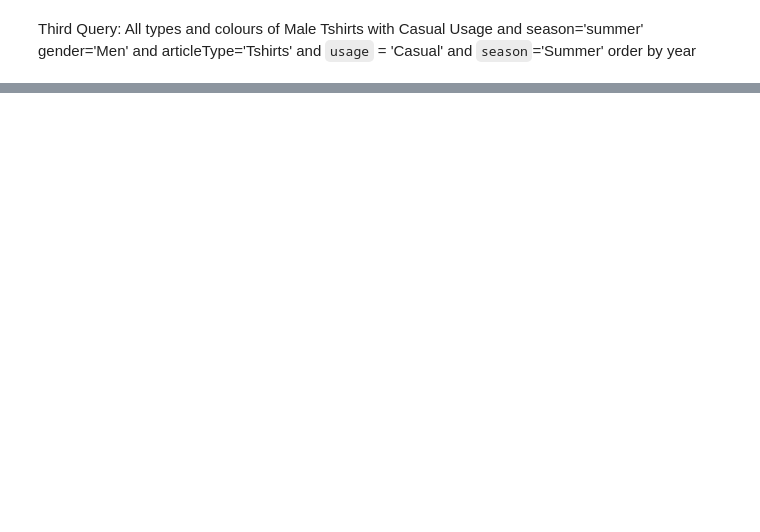
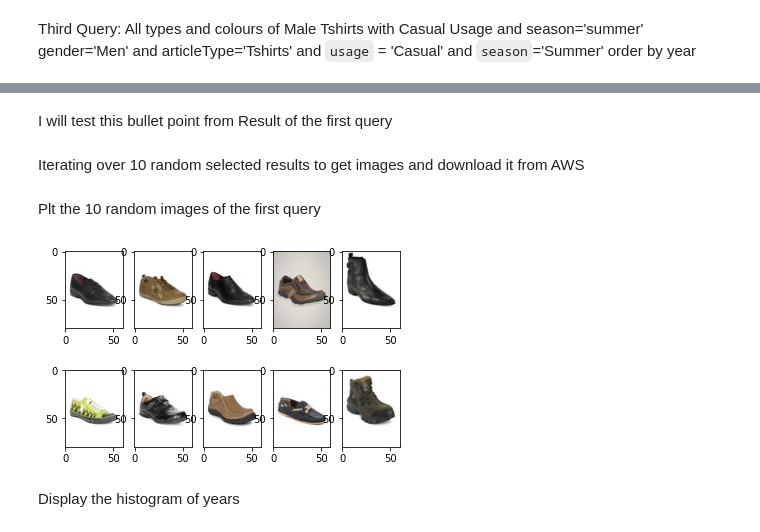
Before and after one commit to moemen95/Fashion-Product-Images, a Jupyter notebook: queries/queries_test.ipynb, the cells around one changed output, grey strips where cells are left out. Drawn from its saved outputs; the diff is of its cells as text; code cells hidden in the pictures; blank space fills up the shorter version.

Commit message:
Running Query results Display Histogram Iterating from AWS.

```diff
--- a/queries/queries_test.ipynb
+++ b/queries/queries_test.ipynb
@@ -40,0 +143,47 @@ gender='Men' and articleType='Tshirts' and `usage` = 'Casual' and `season`='Summ
+# %% [markdown]
+I will test this bullet point from Result of the first query
+# %%
+# import boto3
+import boto3
+import random
+# Constructing the s3 client
+s3_client = boto3.client('s3')
+# %% [markdown]
+Iterating over 10 random selected results to get images and download it from AWS
+# %%
+from tqdm import tqdm
+BUCKET_NAME = "moemenfashionbucket"
+query_1_root = "Men/shoes/>2012/" # got from the parameters of calling query 1
+download_folder = "query_1_images/"
+# Select random 10 images from query results
+random_selected_images = random.sample(res_query_1, 10)
+# Iterating to get those 10 images from AWS S3
+random_images_paths = []
+for row in tqdm(random_selected_images):
+    image_name = row["low_res_image_path"].split("/")[-1]
+    filename = download_folder + image_name
+    objectname = query_1_root + image_name
+    random_images_paths.append(filename)
+    s3_client.download_file(BUCKET_NAME, objectname, filename)
+# %% [markdown]
+Plt the 10 random images of the first query
+# %%
+import matplotlib.pyplot as plt
+%matplotlib inline
+
+f, axarr = plt.subplots(2, 5)
+curr_row = 0
+
+for index, img in enumerate(random_images_paths):
+    a = plt.imread(img)
+    # find the column by taking the current index modulo 3
+    col = index % 2
+    # plot on relevant subplot
+    axarr[col,curr_row].imshow(a)
+    if col == 1:
+        # we have finished the current row, so increment row counter
+        curr_row += 1
+# %% [output]
+[figure, added]
+# %% [markdown]
+Display the histogram of years
```
Also changed, not shown: parts of 13 cells of this notebook, 4 other files.
